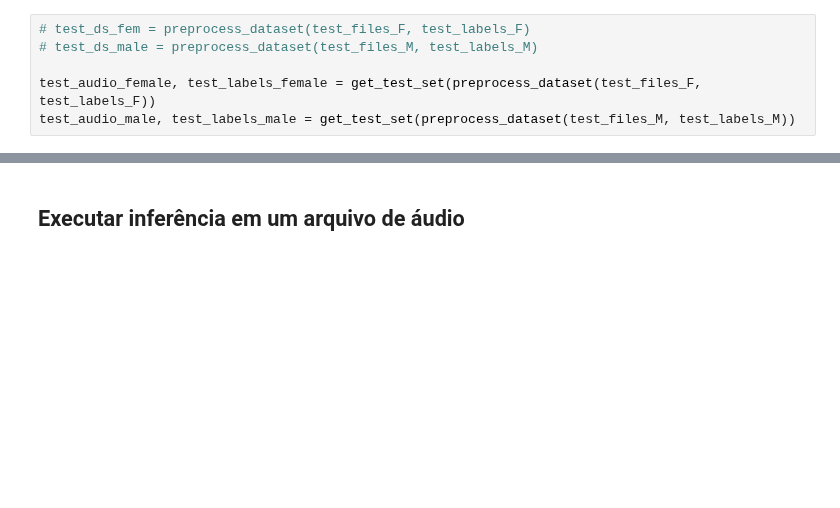
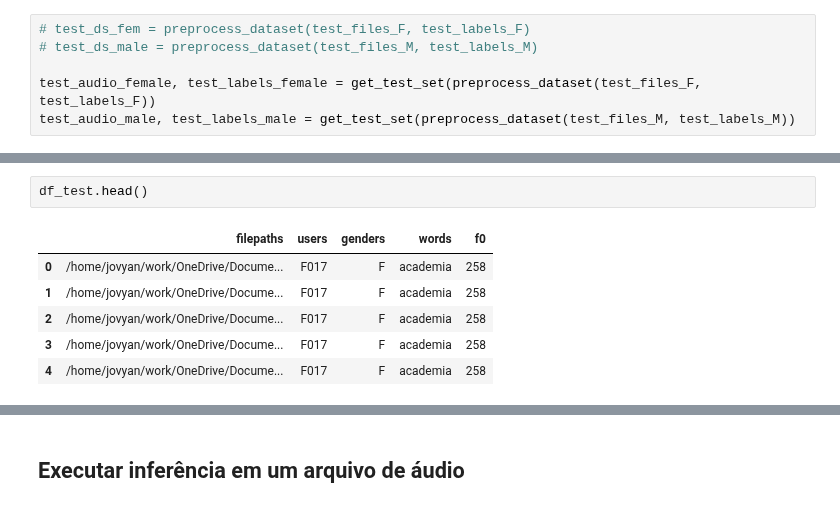
Before and after one commit to fernandasf/effect_pitch_classification, a Jupyter notebook: classifier/classifier_TF_v2.ipynb, the cells around one changed output, grey strips where cells are left out. Saved outputs shown, nothing was run; the diff lists cells and outputs as text; blank space fills up the shorter version.

```diff
--- a/classifier/classifier_TF_v2.ipynb
+++ b/classifier/classifier_TF_v2.ipynb
@@ -466,0 +465,9 @@ Test set accuracy: 91%
+# %%
+df_test.head()
+# %% [output]
+|  | filepaths | users | genders | words | f0 |
+| 0 | /home/jovyan/work/OneDrive/Docume... | F017 | F | academia | 258 |
+| 1 | /home/jovyan/work/OneDrive/Docume... | F017 | F | academia | 258 |
+| 2 | /home/jovyan/work/OneDrive/Docume... | F017 | F | academia | 258 |
+| 3 | /home/jovyan/work/OneDrive/Docume... | F017 | F | academia | 258 |
+| 4 | /home/jovyan/work/OneDrive/Docume... | F017 | F | academia | 258 |
```
Also changed, not shown: parts of 16 cells of this notebook, 1 other file.
